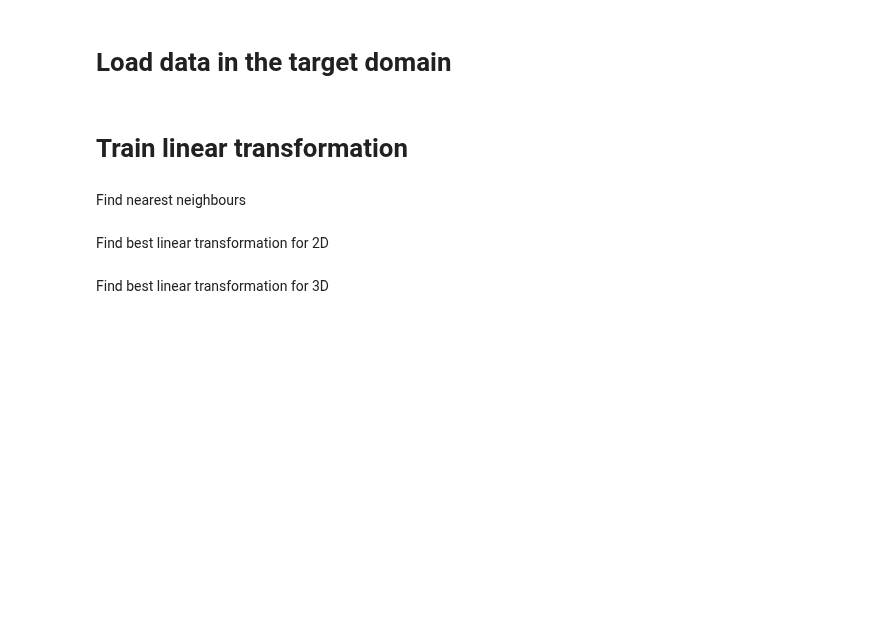
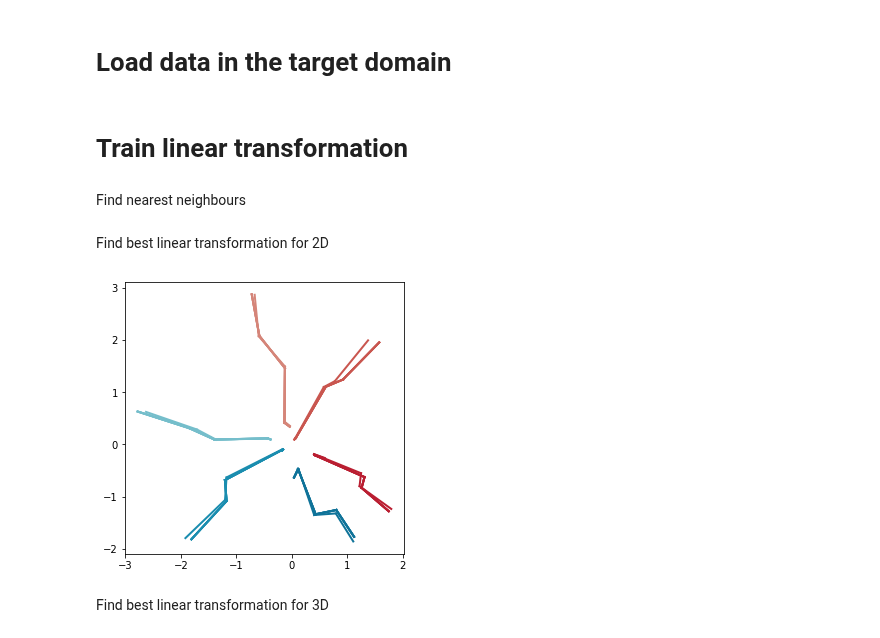
Before and after one commit to NeLy-EPFL/LiftPose3D, a Jupyter notebook: examples/domain_adaptation/domain_adaptation.ipynb, the cells around one changed output. Cells and saved outputs as stored; diff of their text form; code cells hidden in the pictures; blank space fills up the shorter version.

```diff
--- a/examples/domain_adaptation/domain_adaptation.ipynb
+++ b/examples/domain_adaptation/domain_adaptation.ipynb
@@ -94,59 +94,69 @@ test_2d_target = XY_coord_dict(test_3d_target)
 # %% [markdown]
 Find nearest neighbours
 # %%
+from tqdm.contrib.concurrent import process_map
+from functools import partial
+import pickle
+
 nn = 10
 frac_samples = 0.01
 
-from tqdm.contrib.concurrent import process_map
-from functools import partial
+try:
+    nns_2d, nns_3d = pickle.load(open('neighbors.pkl','rb'))
 
-total = total_frames(train_3d_target)
-#poses = [i for i in range(int(frac_samples*total))]
-poses = np.random.choice([i for i in range(total)], size=int(frac_samples*total), replace=False)
+except:
+    total = total_frames(train_3d_target)
+    poses = [i for i in range(int(frac_samples*total))]
+    #poses = np.random.choice([i for i in range(total)], size=int(frac_samples*total), replace=False)
 
-#2D poses
-nns_2d = process_map(partial(find_neighbours,
+    #2D poses
+    nns_2d = process_map(partial(find_neighbours,
                           pts=concat_dict(train_2d_source),
                           target_pts=concat_dict(train_2d_target),
                           nn=nn),
                   poses, max_workers=16)
 
-#3D poses
-nns_3d = process_map(partial(find_neighbours,
+    #3D poses
+    nns_3d = process_map(partial(find_neighbours,
                           pts=concat_dict(train_3d_source),
                           target_pts=concat_dict(train_3d_target),
                           nn=nn),
                   poses, max_workers=16)
+
+    pickle.dump([nns_2d,nns_3d],open('neighbors.pkl','wb'))
 # %% [markdown]
 Find best linear transformation for 2D
 # %%
 A_est_2D = best_linear_map(concat_dict(train_2d_source),concat_dict(train_2d_target),nns_2d,nn=2)
 pts2d_prism = apply_linear_map(A_est_2D, concat_dict(train_2d_target))
 
-ind = 2
+ind = 100
 
 fig = plt.figure(figsize=(5,5))
 ax = fig.add_subplot(111)
 plot_pose_2d(
     ax,
     pts2d_prism[ind],
     bones=par_data["vis"]["bones"],
     limb_id=par_data["vis"]["limb_id"],
     colors=par_data["vis"]["colors"],
     good_keypts=None
 )
-for i in nns_2d[ind][:2]:
+
+for i in nns_2d[ind][:4]:
     plot_pose_2d(
         ax,
         concat_dict(train_2d_source)[i],
         bones=par_data["vis"]["bones"],
         limb_id=par_data["vis"]["limb_id"],
         colors=par_data["vis"]["colors"],
         good_keypts=None
     )
 
 
 #plt.savefig('2D_mapping.svg')
+# %% [output]
+[figure, added]
 # %% [markdown]
 Find best linear transformation for 3D
 # %%
```
Also changed, not shown: parts of 1 cell of this notebook, 2 other files.
